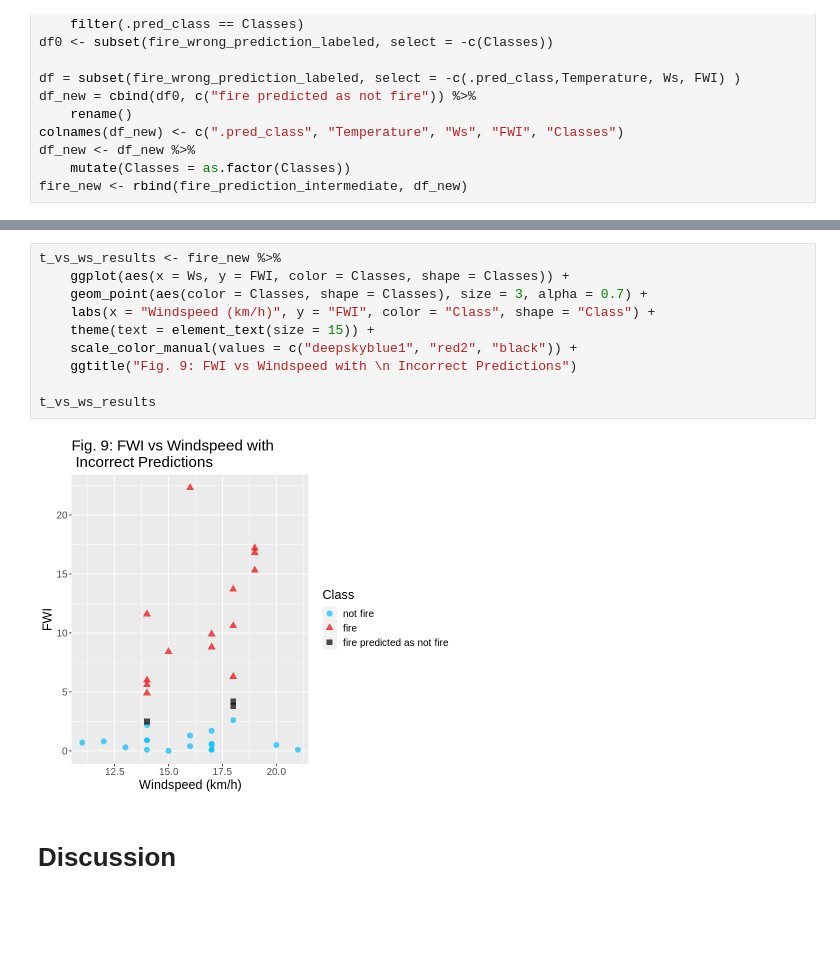
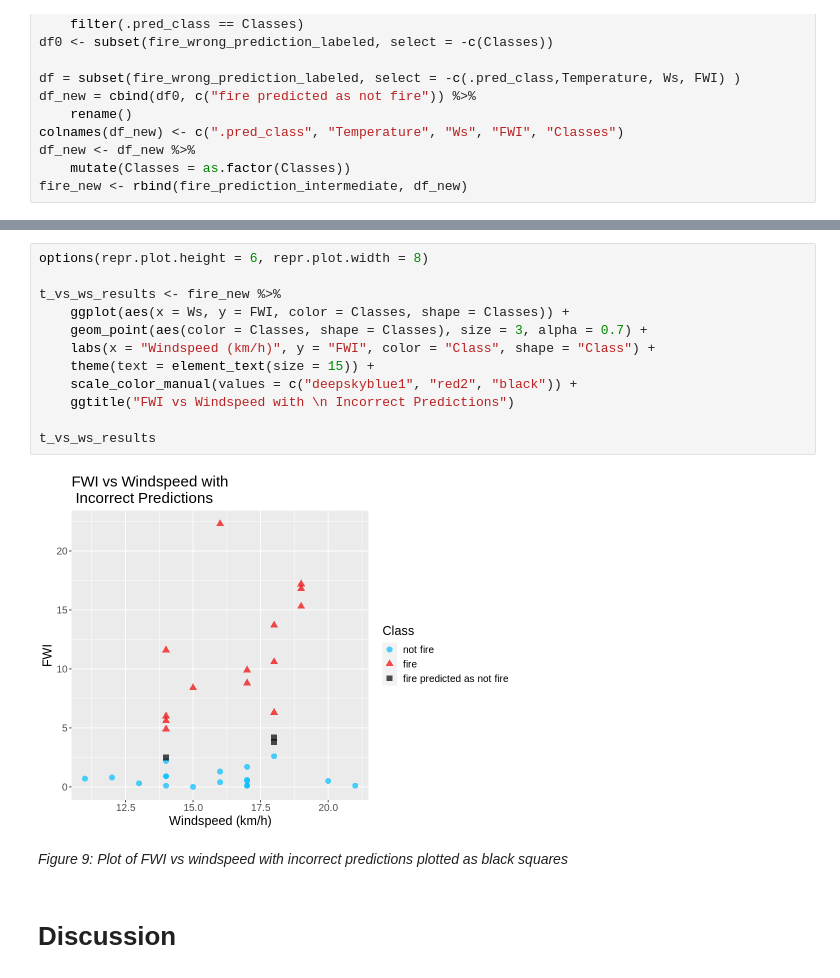
Before and after one commit to edsobcz/fire-project, a Jupyter notebook: group_09_project.ipynb, the cells around one changed output, grey strips where cells are left out. Saved outputs shown, nothing was run; the diff lists cells and outputs as text; blank space fills up the shorter version.

```diff
--- a/group_09_project.ipynb
+++ b/group_09_project.ipynb
@@ -343,14 +338,18 @@ t_vs_fwi_results
 # %%
+options(repr.plot.height = 6, repr.plot.width = 8)
+
 t_vs_ws_results <- fire_new %>%
     ggplot(aes(x = Ws, y = FWI, color = Classes, shape = Classes)) +
     geom_point(aes(color = Classes, shape = Classes), size = 3, alpha = 0.7) +
     labs(x = "Windspeed (km/h)", y = "FWI", color = "Class", shape = "Class") +
     theme(text = element_text(size = 15)) +
     scale_color_manual(values = c("deepskyblue1", "red2", "black")) +
-    ggtitle("Fig. 9: FWI vs Windspeed with \n Incorrect Predictions")
+    ggtitle("FWI vs Windspeed with \n Incorrect Predictions")
 
 t_vs_ws_results
 # %% [output]
-[figure, old version]
+[figure, new version]
+# %% [markdown]
+*Figure 9: Plot of FWI vs windspeed with incorrect predictions plotted as black squares*
 # %% [markdown]
 # Discussion
```
Also changed, not shown: parts of 26 cells of this notebook.
